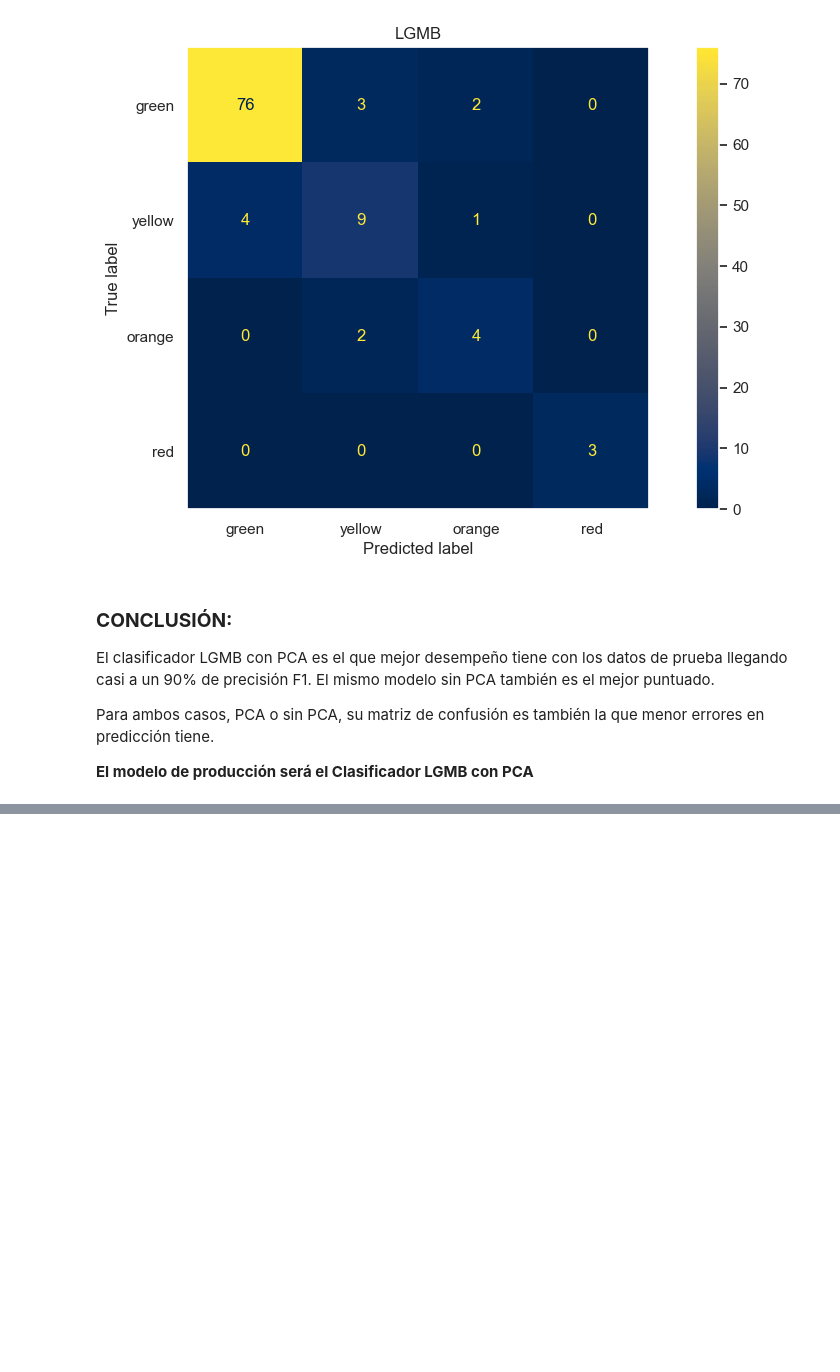
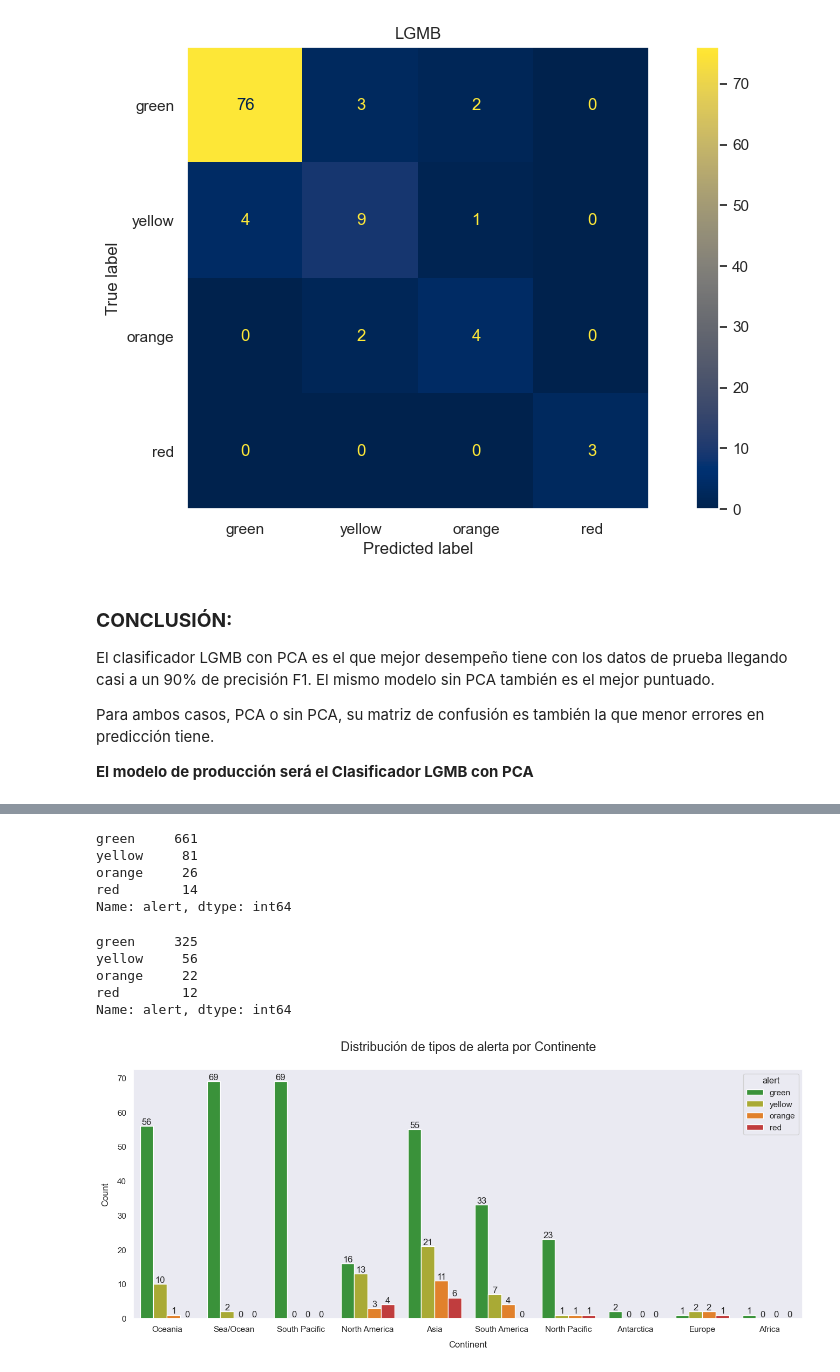
Before and after one commit to Erwin-d3v/Proyecto-2, a Jupyter notebook: Earthquakes.ipynb, the cells around one changed output, grey strips where cells are left out. Cells and saved outputs as stored; diff of their text form; code cells hidden in the pictures; blank space fills up the shorter version.

```diff
--- a/Earthquakes.ipynb
+++ b/Earthquakes.ipynb
@@ -1074,0 +1168,28 @@ Para ambos casos, PCA o sin PCA, su matriz de confusión es también la que meno
+# %%
+df_final["alert"].replace({0:"green", 1:"yellow", 2:"orange", 3:"red"}, inplace=True)
+df_final["alert"].value_counts()
+# %% [output]
+green     661
+yellow     81
+orange     26
+red        14
+Name: alert, dtype: int64
+# %%
+df["alert"].value_counts()
+# %% [output]
+green     325
+yellow     56
+orange     22
+red        12
+Name: alert, dtype: int64
+# %%
+fig, axes = plt.subplots(figsize=(16,6))
+axes = sns.countplot(data=df, x="continent", hue="alert", palette={"green":"tab:green", "yellow":"tab:olive", "orange":"tab:orange", "red":"tab:red"})
+for label in axes.containers:
+  axes.bar_label(label)
+plt.ylabel('Count', labelpad=10)
+plt.xlabel('Continent', labelpad=10)
+plt.title("Distribución de tipos de alerta por Continente", {"fontsize":17}, pad=25)
+plt.show()
+# %% [output]
+[figure, added]
```
Also changed, not shown: parts of 18 cells of this notebook, 2 other files.
